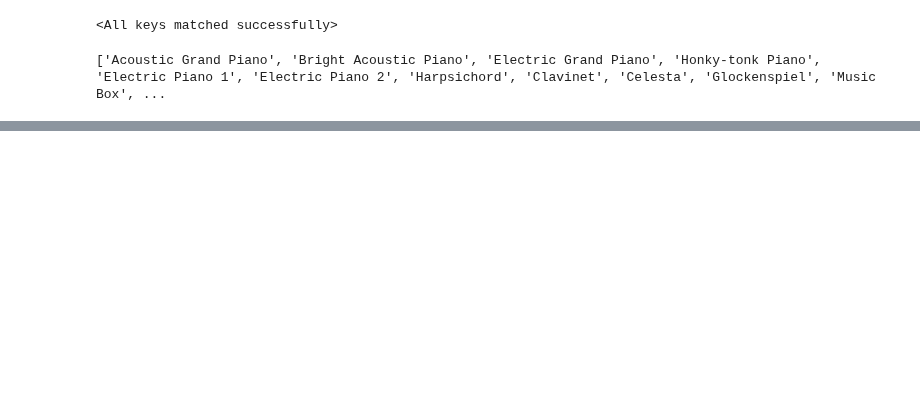
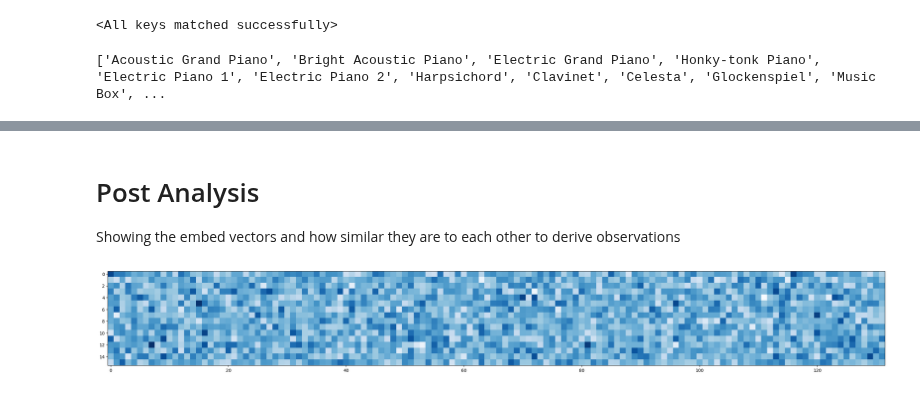
Before and after one commit to TheRealAnonymous008/ML-Playground, a Jupyter notebook: Composer/gen.ipynb, the cells around one changed output, grey strips where cells are left out. Drawn from its saved outputs; the diff is of its cells as text; code cells hidden in the pictures; blank space fills up the shorter version.

```diff
--- a/Composer/gen.ipynb
+++ b/Composer/gen.ipynb
@@ -68,0 +72,16 @@ plt.show()
+# %% [markdown]
+# Post Analysis
+
+Showing the embed vectors and how similar they are to each other to derive observations
+# %%
+embeds = []
+for i in range(0, len(VOCABULARY)):
+    embed = model.note_embedding.embedding.forward(torch.tensor(i, device="cuda")).detach().cpu().numpy()
+    embeds.append(embed)
+
+plot_embeds = np.array(embeds).transpose(1, 0)
+plt.figure(figsize=(32 ,32))
+plt.imshow(plot_embeds, cmap='Blues', interpolation='nearest')
+plt.show()
+# %% [output]
+[figure, added]
```
Also changed, not shown: parts of 10 cells of this notebook, 3 other files.
